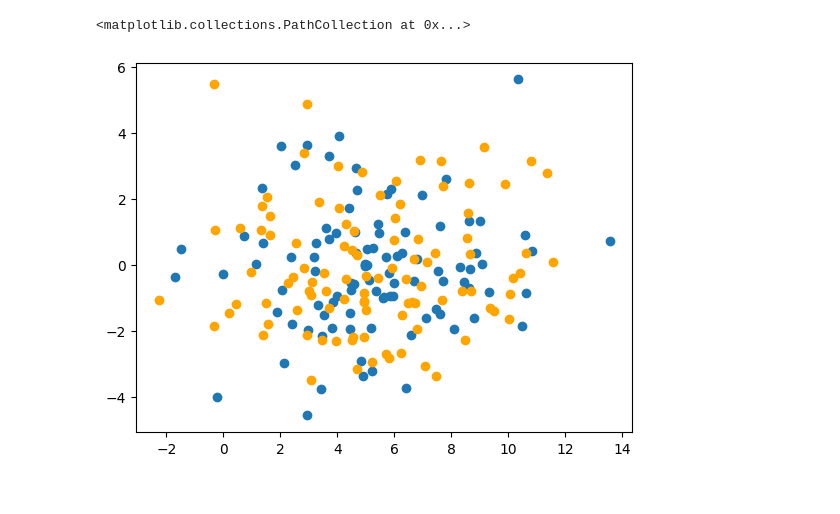
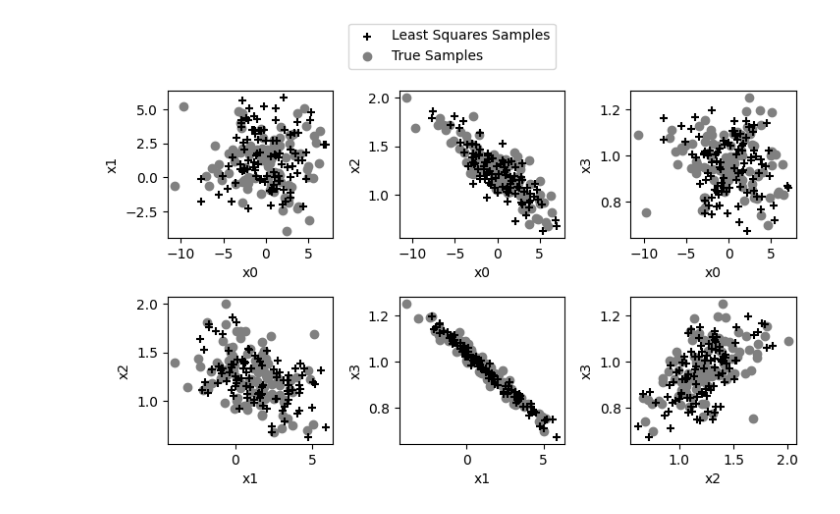
Before and after one commit to tomryan01/IIB_project_code, a Jupyter notebook: ld_sgd_sampling_least_squares.ipynb, the cells around one changed output. Cells and saved outputs as stored; diff of their text form; code cells hidden in the pictures.

```diff
--- a/ld_sgd_sampling_least_squares.ipynb
+++ b/ld_sgd_sampling_least_squares.ipynb
@@ -28,7 +29,8 @@ def phi(x):
 # %%
-mean = np.array([5, 0, 1, 1])
 b = 1/sigma**2
 model = RegressionModel(x_train, y_train, np.full(len(x_train), b*0.5), np.diag(np.full(d_dash, 0.1)), phi)
 ld_model = LDRegressionModel(x_train, y_train, np.full(len(x_train), b*0.5), np.diag(np.full(d_dash, 0.1)), phi)
-sampler = LeastSquaresSampler(model, minimizer2, mean, 20)
-means, samples = sampler.sample(100, alpha_0=0.1, max_iters=5, int_samples=100)
+sampler = LeastSquaresSampler(model, ld_model.mean, 30)
+samples = np.zeros((100, 4))
+for i in tqdm(range(100)):
+	samples[i] = sampler.sample(rate=0.05)
@@ -40,10 +37,29 @@ plt.plot(means)
 # %%
 H = ld_model.M + sampler.model.A
-test_samples = np.random.multivariate_normal(mean, np.linalg.inv(H), size=100)
+test_samples = np.random.multivariate_normal(ld_model.mean, np.linalg.inv(H), size=100)
-# %%
-plt.scatter(samples[:,0], samples[:,1])
-plt.scatter(test_samples[:,0], test_samples[:,1], c='Orange')
-# %% [output]
-<matplotlib.collections.PathCollection at 0x...>
-[figure, removed]
+# %%
+fig, ax = plt.subplots(2,3)
+for i in range(4):
+    for j in range(i,4):
+        if i != j:
+            if i == 0:
+                ax[i][j-1].scatter(samples[:,i], samples[:,j], color='Black', marker='+', label="Least Squares Samples")
+                ax[i][j-1].scatter(test_samples[:,i], test_samples[:,j], c='Grey', zorder=-1, label="True Samples")
+                ax[i][j-1].set_xlabel("x{}".format(i))
+                ax[i][j-1].set_ylabel("x{}".format(j))
+            else:
+                ax[1][i+j-3].scatter(samples[:,i], samples[:,j], color='Black', marker='+',label="Least Squares Samples")
+                ax[1][i+j-3].scatter(test_samples[:,i], test_samples[:,j], c='Grey', zorder=-1, label="True Samples")
+                ax[1][i+j-3].set_xlabel("x{}".format(i))
+                ax[1][i+j-3].set_ylabel("x{}".format(j))
+handles, labels = ax[1][2].get_legend_handles_labels()
+fig.legend(handles, labels, loc='upper center')
+plt.subplots_adjust(left=0.1,
+                    bottom=0.1,
+                    right=1.1,
+                    top=0.85,
+                    wspace=0.4,
+                    hspace=0.4)
+# %% [output]
+[figure, added]
 # %%
```
Also changed, not shown: parts of 4 cells of this notebook, 1 other file.
